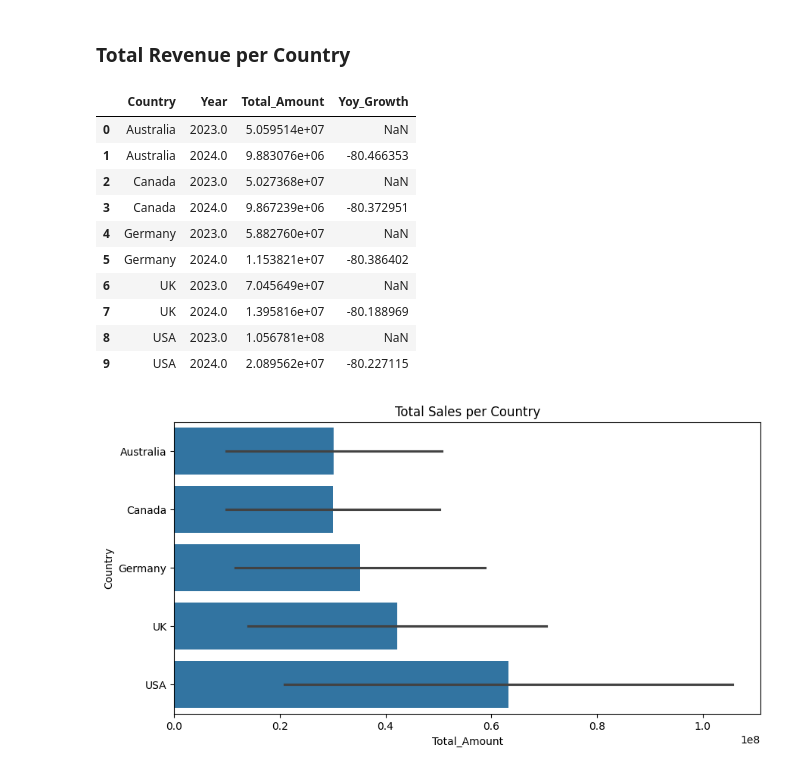
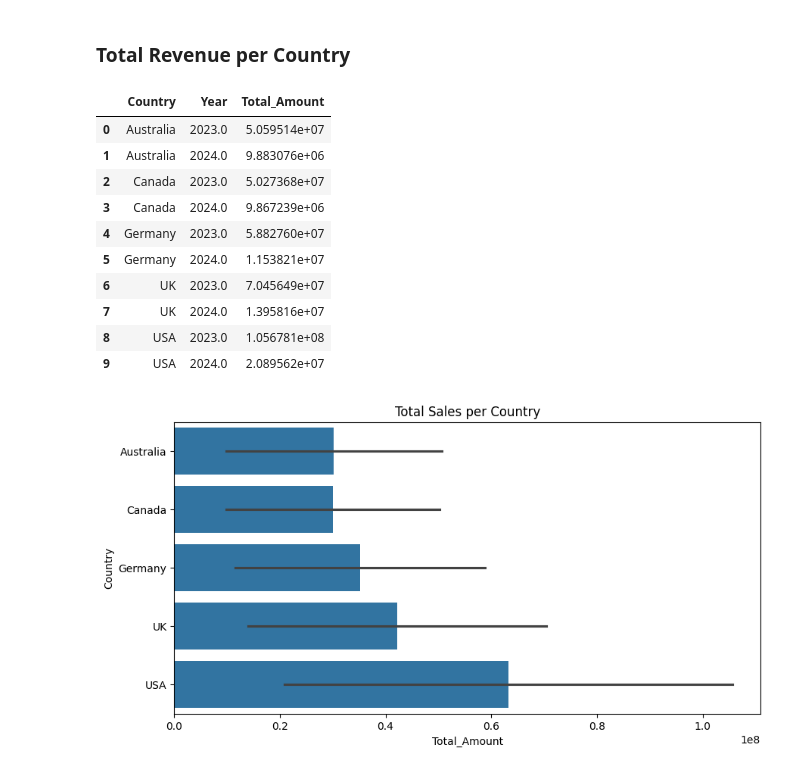
Before and after one commit to NurulAis/Customer-segmentation-and-sales-analystics, a Jupyter notebook: notebooks/02_eda.ipynb, the cells around one changed output. Cells and saved outputs as stored; diff of their text form; code cells hidden in the pictures.

```diff
--- a/notebooks/02_eda.ipynb
+++ b/notebooks/02_eda.ipynb
@@ -119,3 +223,6 @@ Product-level analysis is performed to understand which categories, brands,and t
 This helps identify top-performing items as well as products with low demand.
 # %% [markdown]
 ### Make pivot table
+# %%
+df = pd.read_pickle('../data/processed/pkl_retail_data_cleaned.pkl')
+df.head()
@@ -311,20 +425,19 @@ Revenue is heavily concentrated in a few key states—England, Berlin, New South
 # %%
 country_sales = df.groupby(['Country', 'Year']).agg({'Total_Amount': 'sum',
                                              }).reset_index()
-country_sales['Yoy_Growth'] = country_sales.groupby('Country')['Total_Amount'].pct_change()*100
 country_sales
 # %% [output]
-|  | Country | Year | Total_Amount | Yoy_Growth |
-| 0 | Australia | 2023.0 | 5.059514e+07 | NaN |
-| 1 | Australia | 2024.0 | 9.883076e+06 | -80.466353 |
-| 2 | Canada | 2023.0 | 5.027368e+07 | NaN |
-| 3 | Canada | 2024.0 | 9.867239e+06 | -80.372951 |
-| 4 | Germany | 2023.0 | 5.882760e+07 | NaN |
-| 5 | Germany | 2024.0 | 1.153821e+07 | -80.386402 |
-| 6 | UK | 2023.0 | 7.045649e+07 | NaN |
-| 7 | UK | 2024.0 | 1.395816e+07 | -80.188969 |
-| 8 | USA | 2023.0 | 1.056781e+08 | NaN |
-| 9 | USA | 2024.0 | 2.089562e+07 | -80.227115 |
+|  | Country | Year | Total_Amount |
+| 0 | Australia | 2023.0 | 5.059514e+07 |
+| 1 | Australia | 2024.0 | 9.883076e+06 |
+| 2 | Canada | 2023.0 | 5.027368e+07 |
+| 3 | Canada | 2024.0 | 9.867239e+06 |
+| 4 | Germany | 2023.0 | 5.882760e+07 |
+| 5 | Germany | 2024.0 | 1.153821e+07 |
+| 6 | UK | 2023.0 | 7.045649e+07 |
+| 7 | UK | 2024.0 | 1.395816e+07 |
+| 8 | USA | 2023.0 | 1.056781e+08 |
+| 9 | USA | 2024.0 | 2.089562e+07 |
 # %%
 plt.figure(figsize=(10,5))
 sns.barplot(data=country_sales, x='Total_Amount', y='Country')
```
Also changed, not shown: parts of 16 cells of this notebook, 2 other files.
